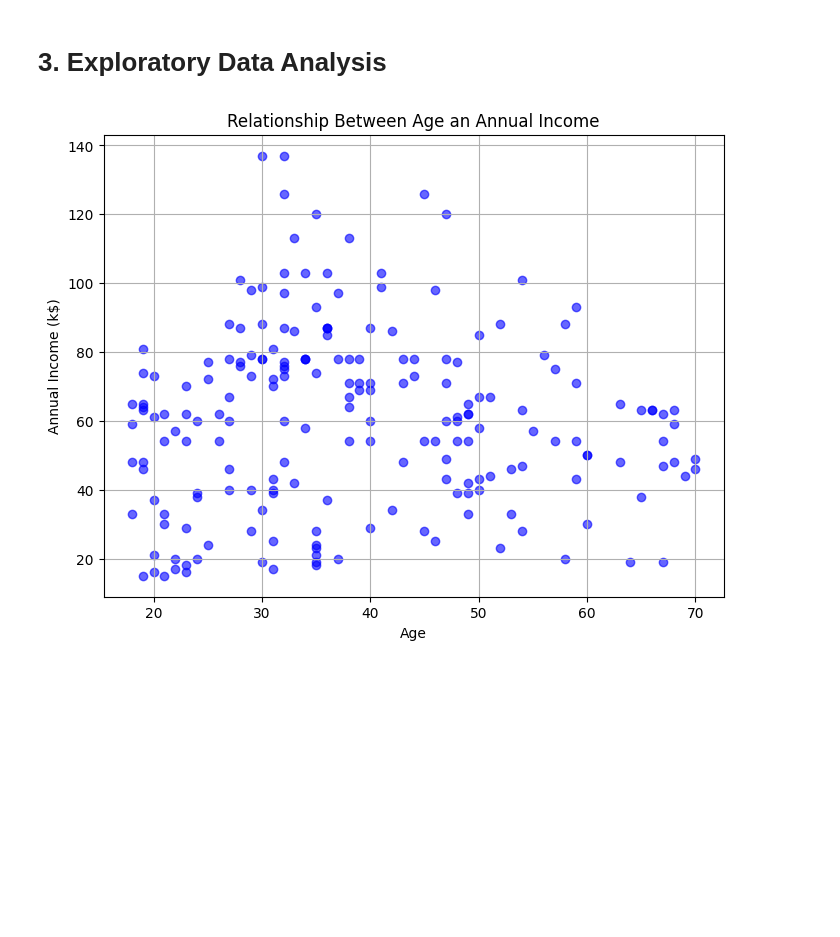
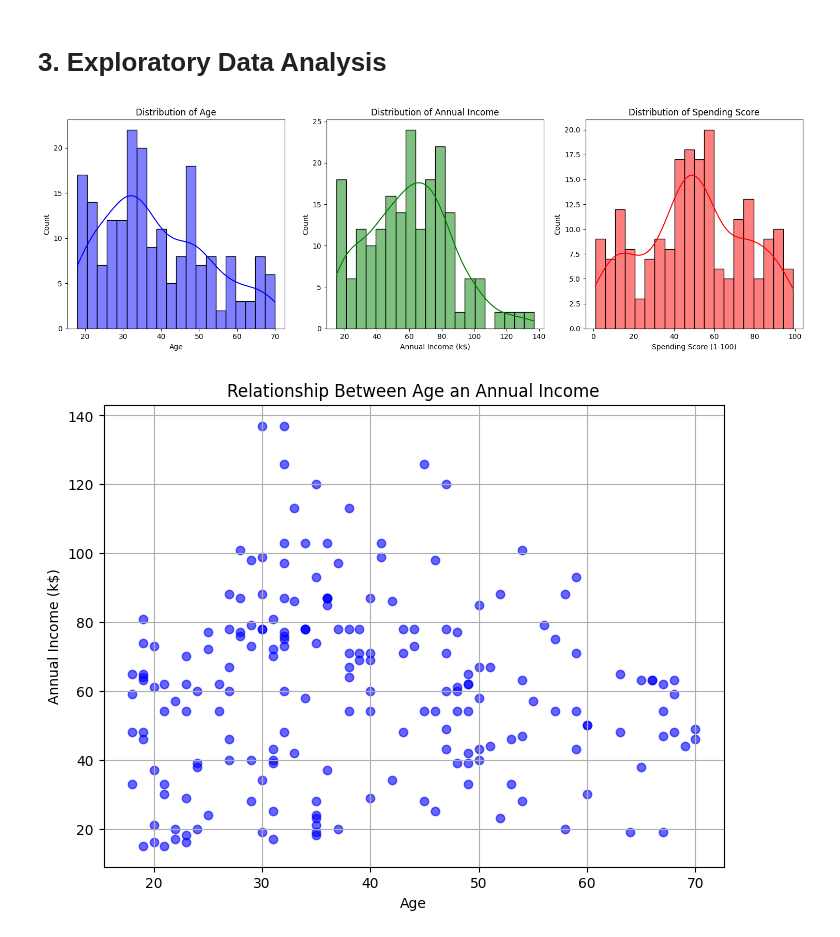
Before and after one commit to sbmccall/data-science-projects, a Jupyter notebook: customer-segmentation/notebooks/Mall_Customer_Segmentation.ipynb, the cells around one changed output. Cells and saved outputs as stored; diff of their text form; code cells hidden in the pictures; blank space fills up the shorter version.

Commit message:
Updated notebook with some EDA charts

```diff
--- a/customer-segmentation/notebooks/Mall_Customer_Segmentation.ipynb
+++ b/customer-segmentation/notebooks/Mall_Customer_Segmentation.ipynb
@@ -56,6 +57,25 @@ df.describe()
 There doesn't appear to be any data cleaning that needs to be done.
 # %% [markdown]
 # 3. Exploratory Data Analysis
+# %%
+# Create subplots
+fig, axes = plt.subplots(1, 3, figsize=(15, 5))
+
+# Manually plot histograms
+sns.histplot(df['Age'], bins=20, kde=True, ax=axes[0], color='blue')
+axes[0].set_title('Distribution of Age')
+
+sns.histplot(df['Annual Income (k$)'], bins=20, kde=True, ax=axes[1], color='green')
+axes[1].set_title("Distribution of Annual Income")
+
+sns.histplot(df['Spending Score (1-100)'], bins=20, kde=True, ax=axes[2], color='red')
+axes[2].set_title("Distribution of Spending Score")
+
+# Adjust layout
+plt.tight_layout()
+plt.show()
+# %% [output]
+[figure, added]
 # %%
 # Create the scatter plot
 plt.figure(figsize=(8,6))
```
Also changed, not shown: parts of 1 cell of this notebook.
